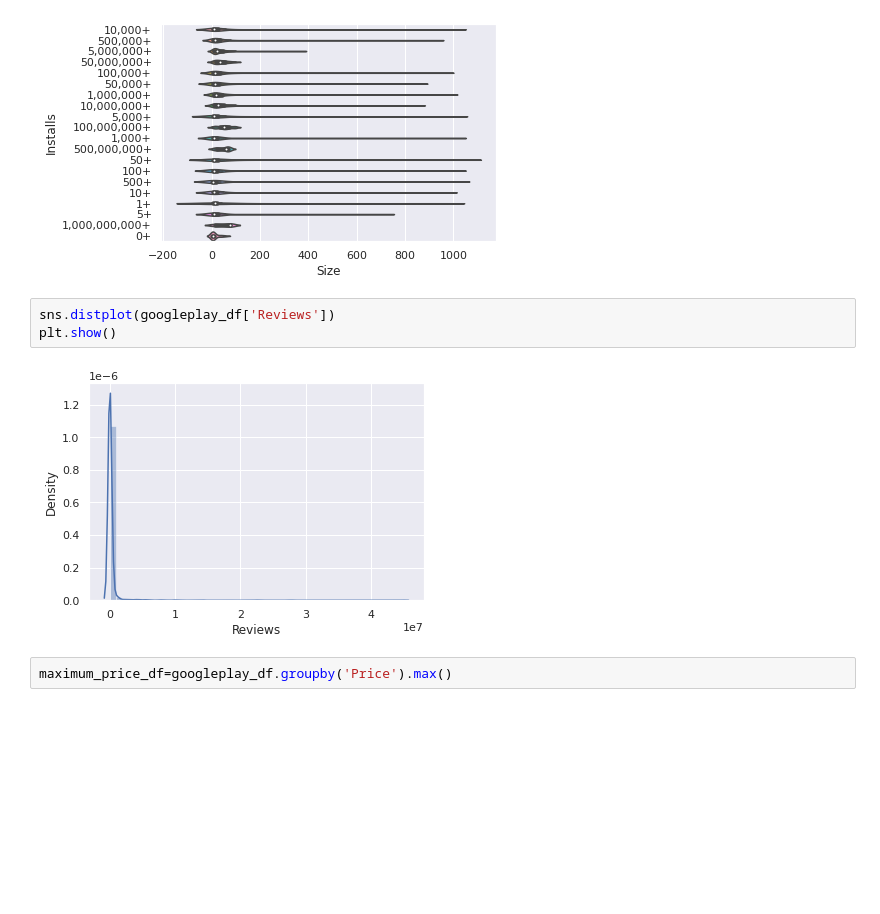
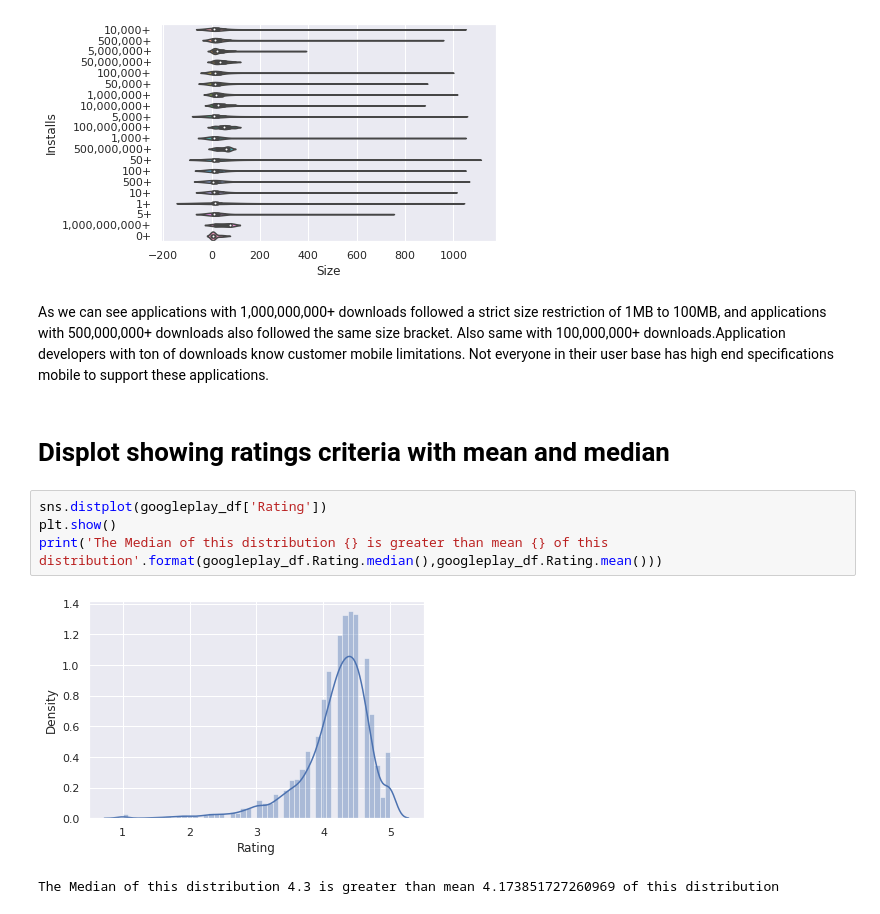
Before and after one commit to ekanshsinghrathore/eda_playstore, a Jupyter notebook: Play_Store_App_Review_Analysis_Capstone_Project.ipynb, the cells around one changed output. Drawn from its saved outputs; the diff is of its cells as text; blank space fills up the shorter version.

```diff
--- a/Play_Store_App_Review_Analysis_Capstone_Project.ipynb
+++ b/Play_Store_App_Review_Analysis_Capstone_Project.ipynb
@@ -185,10 +185,14 @@ sns.violinplot(x = googleplay_df['Size'], y = googleplay_df['Installs'] )
 plt.show()
 # %% [output]
 [figure]
-# %%
-sns.distplot(googleplay_df['Reviews'])
-plt.show()
-# %% [output]
-[figure, removed]
-# %%
-maximum_price_df=googleplay_df.groupby('Price').max()
+# %% [markdown]
+As we can see applications with 1,000,000,000+ downloads followed a strict size restriction of 1MB to 100MB, and applications with 500,000,000+ downloads also followed the same size bracket. Also same with 100,000,000+ downloads.Application developers with ton of downloads know customer mobile limitations. Not everyone in their user base has high end specifications mobile to support these applications.
+# %% [markdown]
+# Displot showing ratings criteria with mean and median
+# %%
+sns.distplot(googleplay_df['Rating'])
+plt.show()
+print('The Median of this distribution {} is greater than mean {} of this distribution'.format(googleplay_df.Rating.median(),googleplay_df.Rating.mean()))
+# %% [output]
+[figure, added]
+The Median of this distribution 4.3 is greater than mean 4.173851727260969 of this distribution
```
